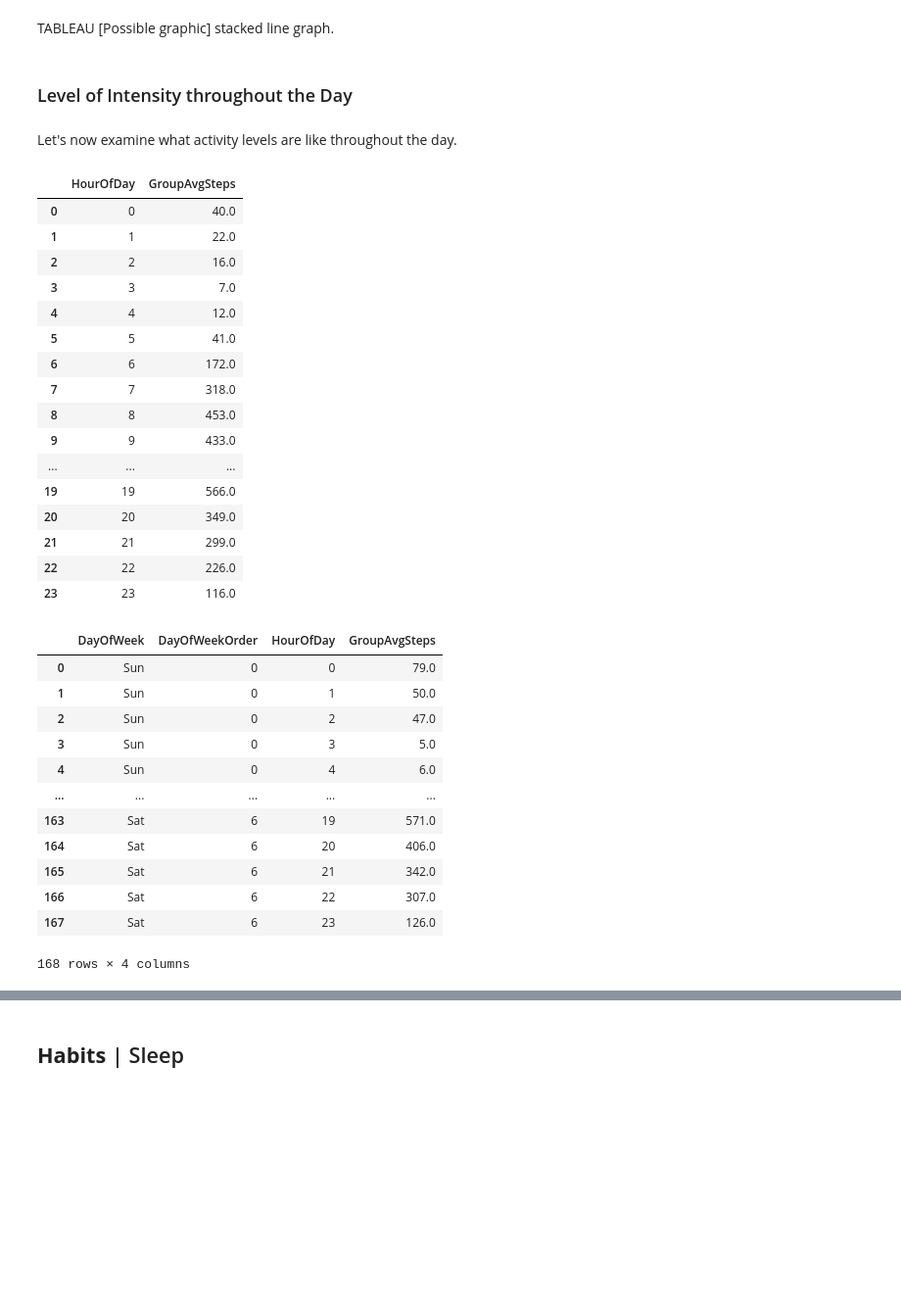
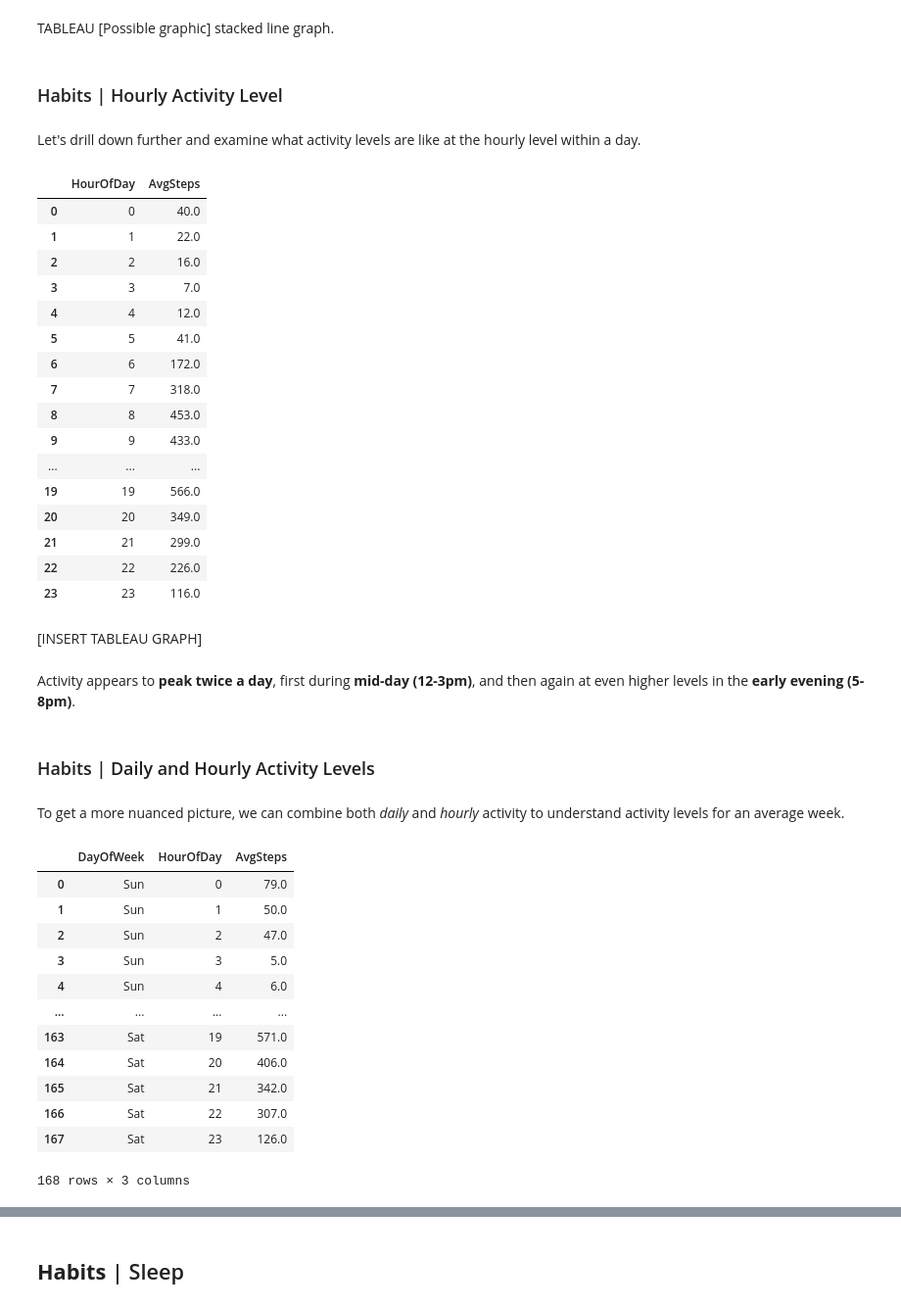
Before and after one commit to phlln/bellabeat-analysis, a Jupyter notebook: bellabeat_bigquery_playground.ipynb, the cells around one changed output, grey strips where cells are left out. Shown at 98% size. Drawn from its saved outputs; the diff is of its cells as text; code cells hidden in the pictures; blank space fills up the shorter version.

```diff
--- a/bellabeat_bigquery_playground.ipynb
+++ b/bellabeat_bigquery_playground.ipynb
@@ -1176,25 +1182,25 @@ Marketing Strategy---
 # %% [markdown]
 TABLEAU [Possible graphic] stacked line graph.
 # %% [markdown]
-### Level of Intensity throughout the Day
+### Habits | Hourly Activity Level
 # %% [markdown]
-Let's now examine what activity levels are like throughout the day.
+Let's drill down further and examine what activity levels are like at the hourly level within a day.
 # %%
 %%bigquery
-WITH indiv_hourly_avg AS (
+WITH indiv_avg_hourly AS (
     SELECT Id,
            EXTRACT(hour FROM ActivityHour) AS HourOfDay,
-           ROUND(AVG(StepTotal), 0) AS AvgStepTotal
+           ROUND(AVG(StepTotal), 0) AS IndivAvgSteps
      FROM `gac-bellabeat.activity.hourly`
     GROUP BY 1, 2
 )
 SELECT HourOfDay,
-       ROUND(AVG(AvgStepTotal), 0) AS GroupAvgSteps
- FROM indiv_hourly_avg
+       ROUND(AVG(IndivAvgSteps), 0) AS AvgSteps
+ FROM indiv_avg_hourly
 GROUP BY 1
 ORDER BY 1
 # %% [output]
-|  | HourOfDay | GroupAvgSteps |
+|  | HourOfDay | AvgSteps |
 | 0 | 0 | 40.0 |
 | 1 | 1 | 22.0 |
 | 2 | 2 | 16.0 |
@@ -1211,35 +1217,42 @@ ORDER BY 1
 | 21 | 21 | 299.0 |
 | 22 | 22 | 226.0 |
 | 23 | 23 | 116.0 |
+# %% [markdown]
+[INSERT TABLEAU GRAPH]
+# %% [markdown]
+Activity appears to **peak twice a day**, first during **mid-day (12-3pm)**, and then again at even higher levels in the **early evening (5-8pm)**.
+# %% [markdown]
+### Habits | Daily and Hourly Activity Levels
+# %% [markdown]
+To get a more nuanced picture, we can combine both *daily* and *hourly* activity to understand activity levels for an average week.
 # %%
 %%bigquery
-WITH indiv_hourly_avg AS (
+WITH indiv_avg_hourly AS (
     SELECT Id,
            FORMAT_DATE('%a', ActivityHour) AS DayOfWeek,
            FORMAT_DATE('%w', ActivityHour) AS DayOfWeekOrder,
            EXTRACT(hour FROM ActivityHour) AS HourOfDay,
-           ROUND(AVG(StepTotal), 0) AS AvgStepTotal
+           ROUND(AVG(StepTotal), 0) AS IndivAvgSteps
      FROM `gac-bellabeat.activity.hourly`
     GROUP BY 1, 2, 3, 4
 )
 SELECT DayOfWeek,
-       DayOfWeekOrder,
        HourOfDay,
-       ROUND(AVG(AvgStepTotal), 0) AS GroupAvgSteps
- FROM indiv_hourly_avg
-GROUP BY 1, 2, 3
-ORDER BY 2, 3
+       ROUND(AVG(IndivAvgSteps), 0) AS AvgSteps
+ FROM indiv_avg_hourly
+GROUP BY DayOfWeek, DayOfWeekOrder, HourOfDay
+ORDER BY DayOfWeekOrder, HourOfDay
 # %% [output]
-|  | DayOfWeek | DayOfWeekOrder | HourOfDay | GroupAvgSteps |
-| 0 | Sun | 0 | 0 | 79.0 |
-| 1 | Sun | 0 | 1 | 50.0 |
-| 2 | Sun | 0 | 2 | 47.0 |
-| 3 | Sun | 0 | 3 | 5.0 |
-| 4 | Sun | 0 | 4 | 6.0 |
-| ... | ... | ... | ... | ... |
-| 163 | Sat | 6 | 19 | 571.0 |
-| 164 | Sat | 6 | 20 | 406.0 |
-| 165 | Sat | 6 | 21 | 342.0 |
-| 166 | Sat | 6 | 22 | 307.0 |
-| 167 | Sat | 6 | 23 | 126.0 |
+|  | DayOfWeek | HourOfDay | AvgSteps |
+| 0 | Sun | 0 | 79.0 |
+| 1 | Sun | 1 | 50.0 |
+| 2 | Sun | 2 | 47.0 |
+| 3 | Sun | 3 | 5.0 |
+| 4 | Sun | 4 | 6.0 |
+| ... | ... | ... | ... |
+| 163 | Sat | 19 | 571.0 |
+| 164 | Sat | 20 | 406.0 |
+| 165 | Sat | 21 | 342.0 |
+| 166 | Sat | 22 | 307.0 |
+| 167 | Sat | 23 | 126.0 |
-168 rows × 4 columns
+168 rows × 3 columns
```
Also changed, not shown: parts of 29 cells of this notebook.
